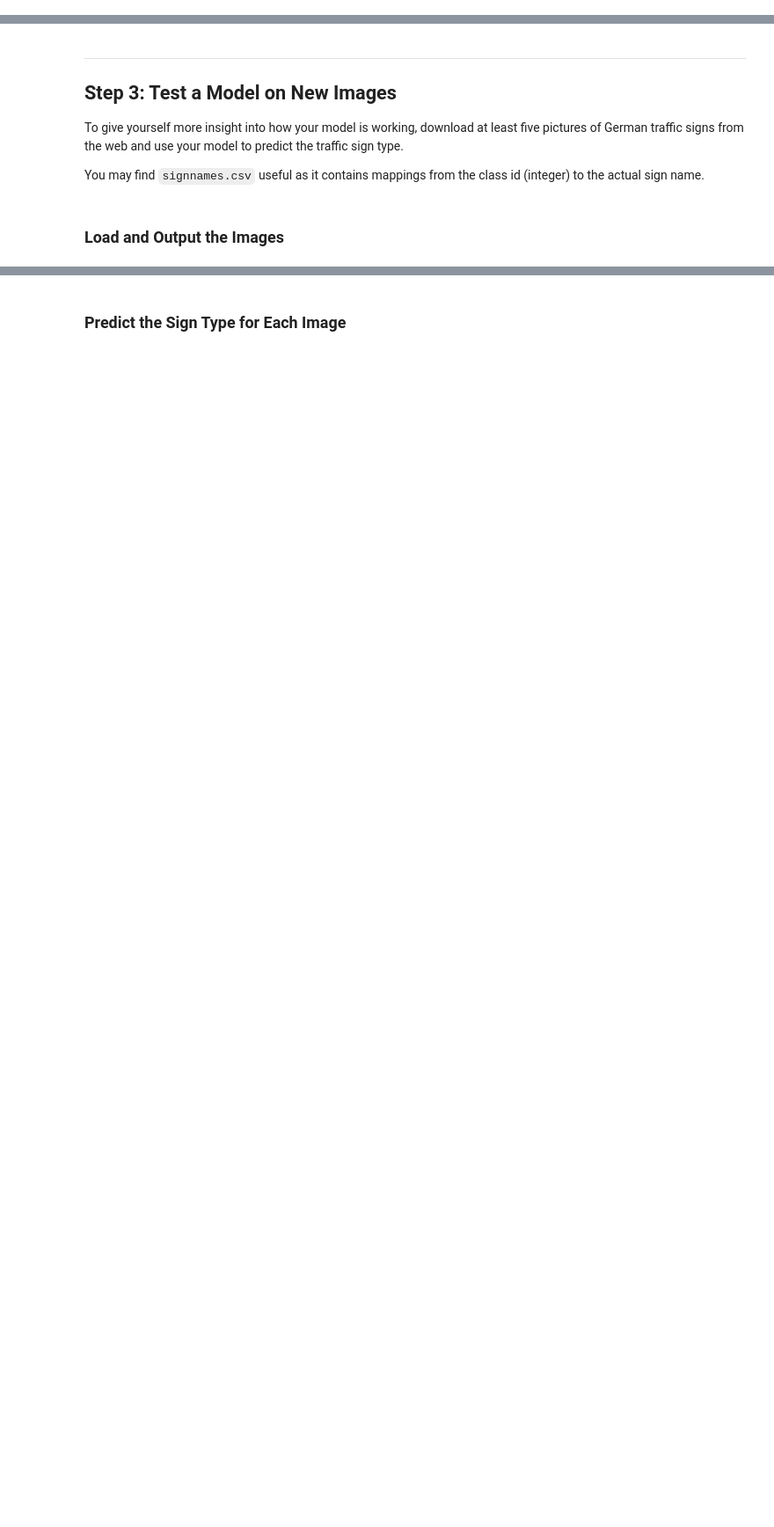
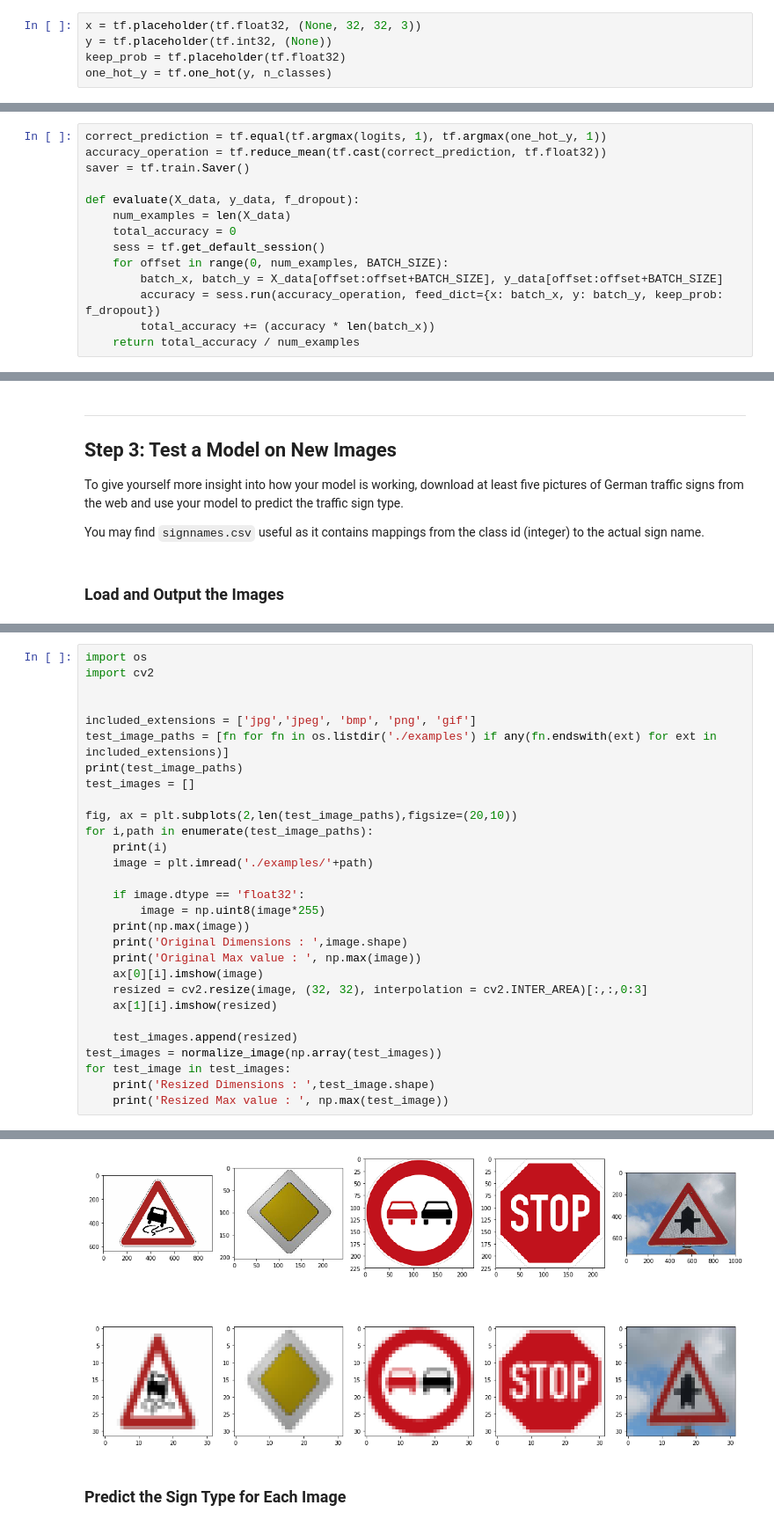
Before and after one commit to AlZi-88/SDCE_TrafficSignClassifier, a Jupyter notebook: Traffic_Sign_Classifier.ipynb, the cells around one changed output, grey strips where cells are left out. Shown: that part at 88% size. Cells and saved outputs as stored; diff of their text form; blank space fills up the shorter version.

```diff
--- a/Traffic_Sign_Classifier.ipynb
+++ b/Traffic_Sign_Classifier.ipynb
@@ -140,0 +250,5 @@ sets imply underfitting. A high accuracy on the training set but low accuracy on
+# %%
+x = tf.placeholder(tf.float32, (None, 32, 32, 3))
+y = tf.placeholder(tf.int32, (None))
+keep_prob = tf.placeholder(tf.float32)
+one_hot_y = tf.one_hot(y, n_classes)
@@ -140,0 +263,14 @@ sets imply underfitting. A high accuracy on the training set but low accuracy on
+# %%
+correct_prediction = tf.equal(tf.argmax(logits, 1), tf.argmax(one_hot_y, 1))
+accuracy_operation = tf.reduce_mean(tf.cast(correct_prediction, tf.float32))
+saver = tf.train.Saver()
+
+def evaluate(X_data, y_data, f_dropout):
+    num_examples = len(X_data)
+    total_accuracy = 0
+    sess = tf.get_default_session()
+    for offset in range(0, num_examples, BATCH_SIZE):
+        batch_x, batch_y = X_data[offset:offset+BATCH_SIZE], y_data[offset:offset+BATCH_SIZE]
+        accuracy = sess.run(accuracy_operation, feed_dict={x: batch_x, y: batch_y, keep_prob: f_dropout})
+        total_accuracy += (accuracy * len(batch_x))
+    return total_accuracy / num_examples
@@ -153,0 +347,30 @@ You may find `signnames.csv` useful as it contains mappings from the class id (i
+# %%
+import os
+import cv2
+
+
+included_extensions = ['jpg','jpeg', 'bmp', 'png', 'gif']
+test_image_paths = [fn for fn in os.listdir('./examples') if any(fn.endswith(ext) for ext in included_extensions)]
+print(test_image_paths)
+test_images = []
+
+fig, ax = plt.subplots(2,len(test_image_paths),figsize=(20,10))
+for i,path in enumerate(test_image_paths):
+    print(i)
+    image = plt.imread('./examples/'+path)
+
+    if image.dtype == 'float32':
+        image = np.uint8(image*255)
+    print(np.max(image))
+    print('Original Dimensions : ',image.shape)
+    print('Original Max value : ', np.max(image))
+    ax[0][i].imshow(image)
+    resized = cv2.resize(image, (32, 32), interpolation = cv2.INTER_AREA)[:,:,0:3]
+    ax[1][i].imshow(resized)
+
+    test_images.append(resized)
+test_images = normalize_image(np.array(test_images))
+for test_image in test_images:
+    print('Resized Dimensions : ',test_image.shape)
+    print('Resized Max value : ', np.max(test_image))
+# %% [output]
@@ -154,2 +394,3 @@ You may find `signnames.csv` useful as it contains mappings from the class id (i
+[figure, added]
 # %% [markdown]
 ### Predict the Sign Type for Each Image
```
Also changed, not shown: parts of 29 cells of this notebook, 9 other files.
